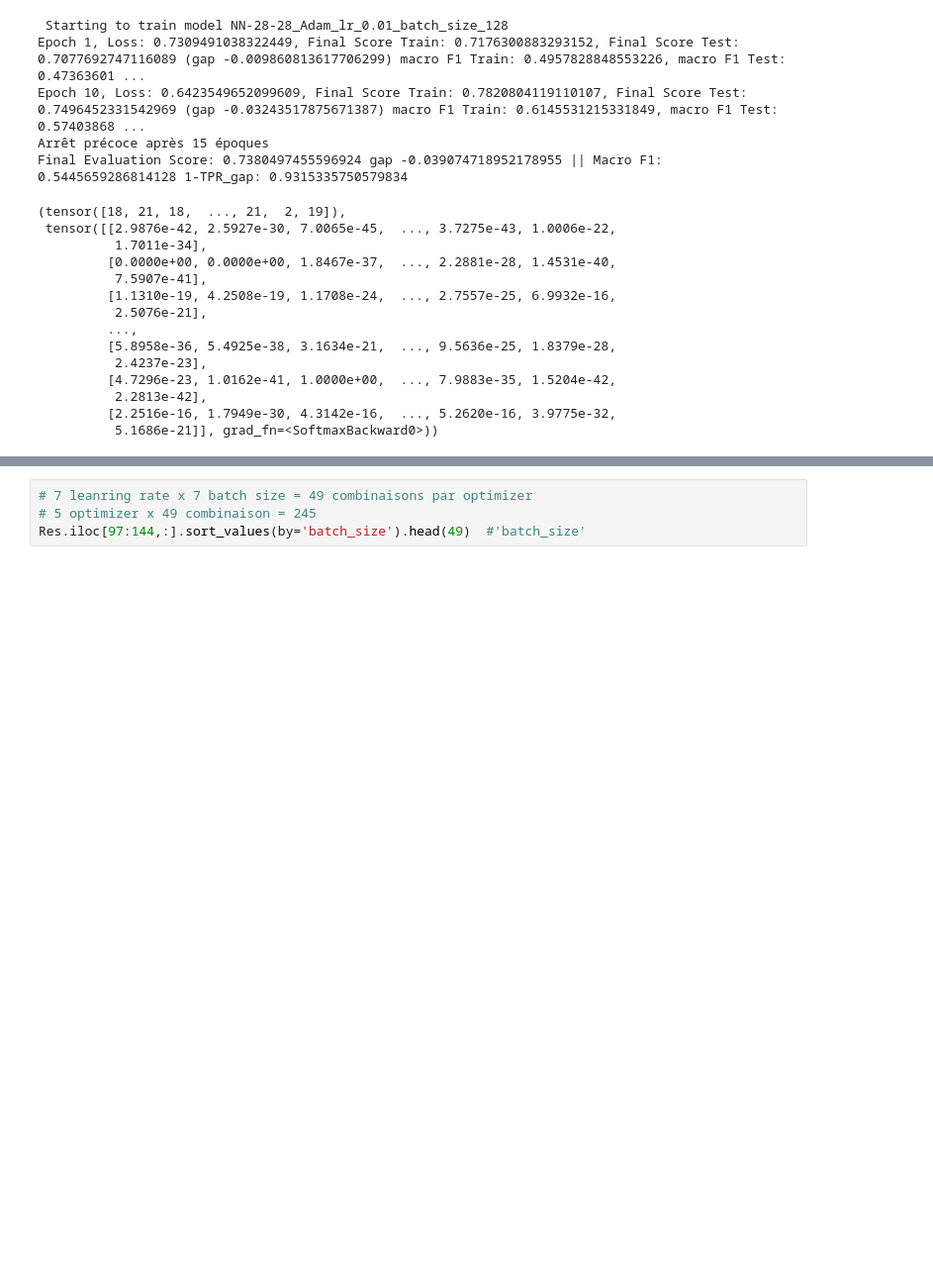
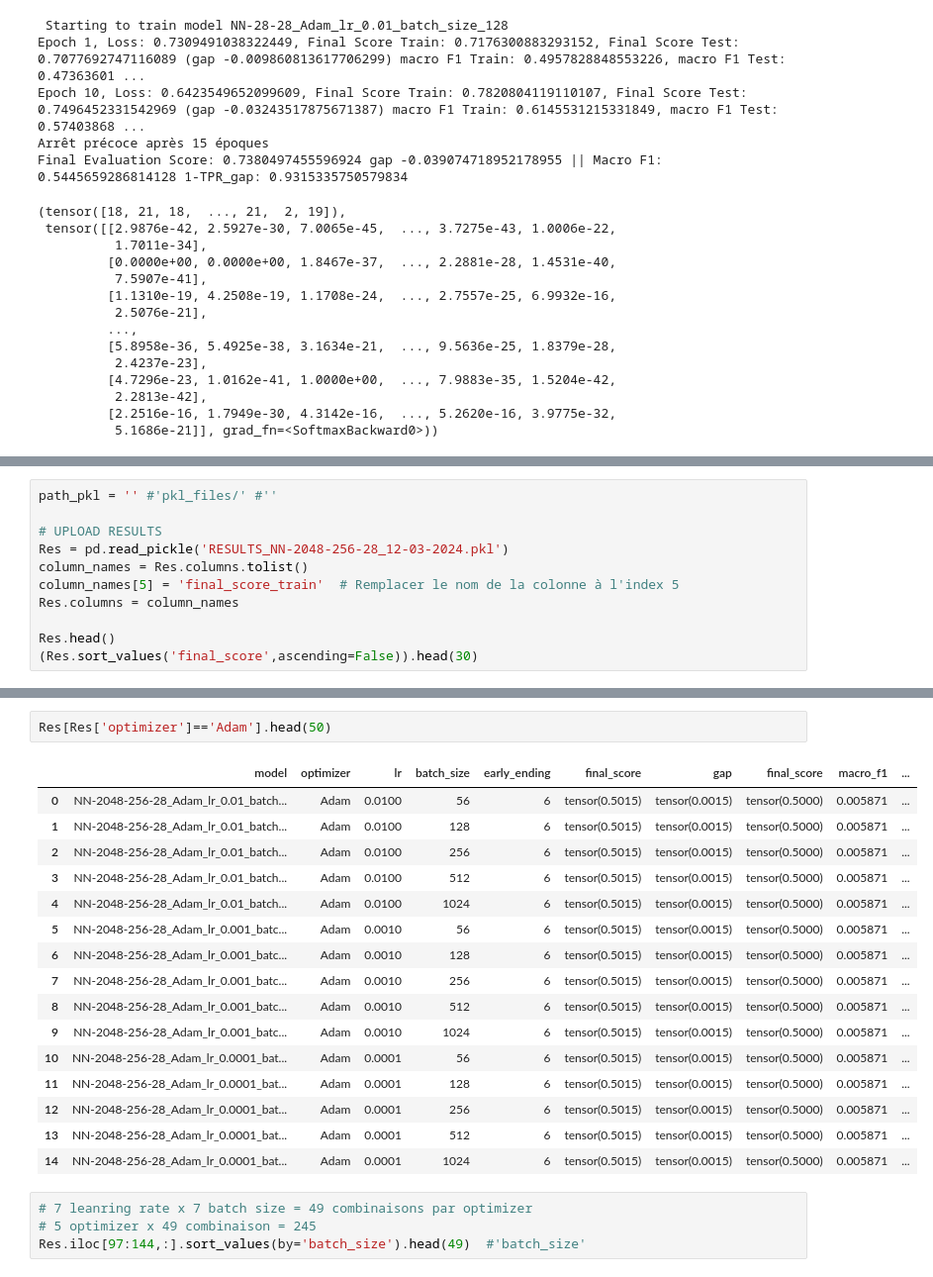
Before and after one commit to anaele-paris/Data_challenge_fairness_2024, a Jupyter notebook: FINAL_minibatch_kfold 14-03-2024.ipynb, the cells around one changed output, grey strips where cells are left out. Shown at 99% size. Cells and saved outputs as stored; diff of their text form; blank space fills up the shorter version.

```diff
--- a/FINAL_minibatch_kfold 14-03-2024.ipynb
+++ b/FINAL_minibatch_kfold 14-03-2024.ipynb
@@ -538,0 +525,11 @@ Res.head()
+# %%
+path_pkl = '' #'pkl_files/' #''
+
+# UPLOAD RESULTS
+Res = pd.read_pickle('RESULTS_NN-2048-256-28_12-03-2024.pkl')
+column_names = Res.columns.tolist()
+column_names[5] = 'final_score_train'  # Remplacer le nom de la colonne à l'index 5
+Res.columns = column_names
+
+Res.head()
+(Res.sort_values('final_score',ascending=False)).head(30)
@@ -539,3 +554,22 @@ Res.head()
+# %%
+Res[Res['optimizer']=='Adam'].head(50)
+# %% [output]
+|  | model | optimizer | lr | batch_size | early_ending | final_score | gap | final_score | macro_f1 | ... |
+| 0 | NN-2048-256-28_Adam_lr_0.01_batch... | Adam | 0.0100 | 56 | 6 | tensor(0.5015) | tensor(0.0015) | tensor(0.5000) | 0.005871 | ... |
+| 1 | NN-2048-256-28_Adam_lr_0.01_batch... | Adam | 0.0100 | 128 | 6 | tensor(0.5015) | tensor(0.0015) | tensor(0.5000) | 0.005871 | ... |
+| 2 | NN-2048-256-28_Adam_lr_0.01_batch... | Adam | 0.0100 | 256 | 6 | tensor(0.5015) | tensor(0.0015) | tensor(0.5000) | 0.005871 | ... |
+| 3 | NN-2048-256-28_Adam_lr_0.01_batch... | Adam | 0.0100 | 512 | 6 | tensor(0.5015) | tensor(0.0015) | tensor(0.5000) | 0.005871 | ... |
+| 4 | NN-2048-256-28_Adam_lr_0.01_batch... | Adam | 0.0100 | 1024 | 6 | tensor(0.5015) | tensor(0.0015) | tensor(0.5000) | 0.005871 | ... |
+| 5 | NN-2048-256-28_Adam_lr_0.001_batc... | Adam | 0.0010 | 56 | 6 | tensor(0.5015) | tensor(0.0015) | tensor(0.5000) | 0.005871 | ... |
+| 6 | NN-2048-256-28_Adam_lr_0.001_batc... | Adam | 0.0010 | 128 | 6 | tensor(0.5015) | tensor(0.0015) | tensor(0.5000) | 0.005871 | ... |
+| 7 | NN-2048-256-28_Adam_lr_0.001_batc... | Adam | 0.0010 | 256 | 6 | tensor(0.5015) | tensor(0.0015) | tensor(0.5000) | 0.005871 | ... |
+| 8 | NN-2048-256-28_Adam_lr_0.001_batc... | Adam | 0.0010 | 512 | 6 | tensor(0.5015) | tensor(0.0015) | tensor(0.5000) | 0.005871 | ... |
+| 9 | NN-2048-256-28_Adam_lr_0.001_batc... | Adam | 0.0010 | 1024 | 6 | tensor(0.5015) | tensor(0.0015) | tensor(0.5000) | 0.005871 | ... |
+| 10 | NN-2048-256-28_Adam_lr_0.0001_bat... | Adam | 0.0001 | 56 | 6 | tensor(0.5015) | tensor(0.0015) | tensor(0.5000) | 0.005871 | ... |
+| 11 | NN-2048-256-28_Adam_lr_0.0001_bat... | Adam | 0.0001 | 128 | 6 | tensor(0.5015) | tensor(0.0015) | tensor(0.5000) | 0.005871 | ... |
+| 12 | NN-2048-256-28_Adam_lr_0.0001_bat... | Adam | 0.0001 | 256 | 6 | tensor(0.5015) | tensor(0.0015) | tensor(0.5000) | 0.005871 | ... |
+| 13 | NN-2048-256-28_Adam_lr_0.0001_bat... | Adam | 0.0001 | 512 | 6 | tensor(0.5015) | tensor(0.0015) | tensor(0.5000) | 0.005871 | ... |
+| 14 | NN-2048-256-28_Adam_lr_0.0001_bat... | Adam | 0.0001 | 1024 | 6 | tensor(0.5015) | tensor(0.0015) | tensor(0.5000) | 0.005871 | ... |
 # %%
 # 7 leanring rate x 7 batch size = 49 combinaisons par optimizer
 # 5 optimizer x 49 combinaison = 245
```
Also changed, not shown: parts of 3 cells of this notebook, 24 other files.
